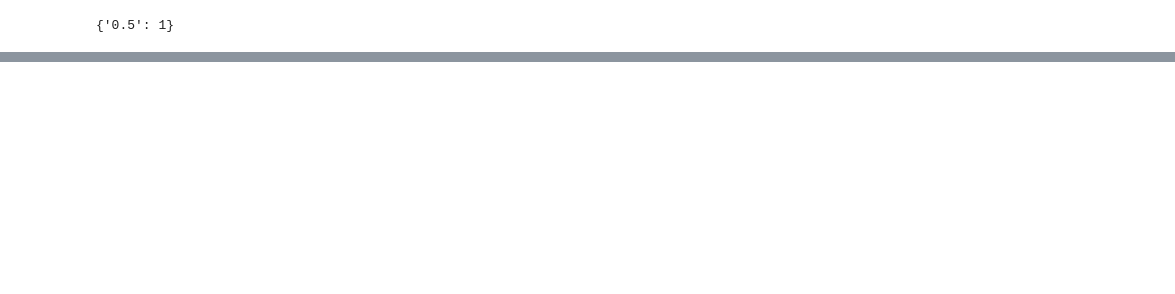
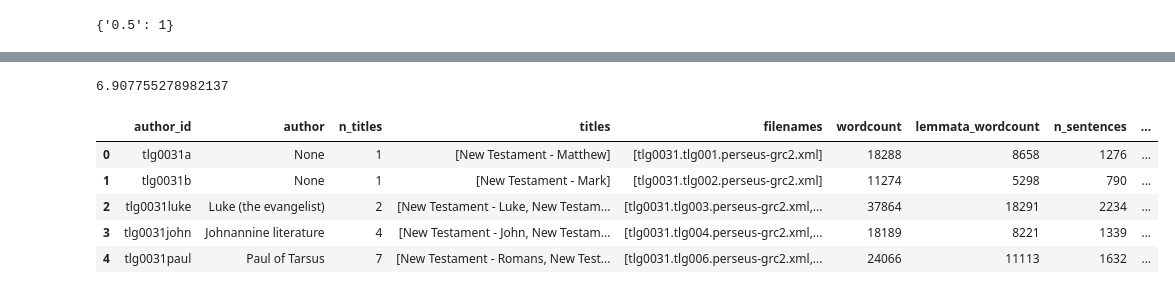
Before and after one commit to kasev/ECCE, a Jupyter notebook: scripts/NETWORKS_analysis.ipynb, the cells around one changed output, grey strips where cells are left out. Saved outputs shown, nothing was run; the diff lists cells and outputs as text; code cells hidden in the pictures; blank space fills up the shorter version.

```diff
--- a/scripts/NETWORKS_analysis.ipynb
+++ b/scripts/NETWORKS_analysis.ipynb
@@ -194,0 +259,43 @@ authors_df.head(5)
+# %%
+authors_df["dik_G_lems_nodes"] = authors_df["dikaiosyne_G_lems"].apply(lambda cell: list(cell.nodes()))
+# %%
+def sentences_with_term(sentences, term, flatlist=False):
+    sentences_with_term = [sen for sen in sentences if term in sen]
+    if flatlist == True:
+        flatlist = [word for sen in sentences_with_term for word in sen]
+        return flatlist
+    else:
+        return sentences_with_term
+authors_df["dik_sents_flat"] = authors_df["lemmatized_sentences"].apply(lambda cell: sentences_with_term(cell, "δικαιοσύνη", flatlist=True))
+# %%
+def get_tf(lemmata):
+    fd_list = list(nltk.FreqDist(lemmata).most_common())
+    tf_list = [(tup[0], np.round(tup[1] / len(lemmata), 5)) for tup in fd_list]
+    return tf_list
+
+authors_df["dik_sents_TF"] = authors_df["dik_sents_flat"].apply(get_tf)
+# %%
+math.log(1000)
+# %% [output]
+6.907755278982137
+# %%
+def term_idf(term, all_sentences):
+    idf_raw =  len(all_sentences) / len([sent for sent in all_sentences if term in sent])
+    idf_log = math.log(idf_raw)
+    return idf_log
+
+def get_tfidf(key_term_lemmata, all_sentences):
+    fd_list = list(nltk.FreqDist(key_term_lemmata).most_common())
+    tfidf_list = [(tup[0], np.round((tup[1] / len(key_term_lemmata) * term_idf(tup[0], all_sentences)), 5)) for tup in fd_list]
+    return tfidf_list
+
+authors_df["dik_sents_TFIDF"] = authors_df.apply(lambda x: get_tfidf(x["dik_sents_flat"], x["lemmatized_sentences"]), axis=1)
+# %%
+authors_df.head(5)
+# %% [output]
+|  | author_id | author | n_titles | titles | filenames | wordcount | lemmata_wordcount | n_sentences | ... |
+| 0 | tlg0031a | None | 1 | [New Testament - Matthew] | [tlg0031.tlg001.perseus-grc2.xml] | 18288 | 8658 | 1276 | ... |
+| 1 | tlg0031b | None | 1 | [New Testament - Mark] | [tlg0031.tlg002.perseus-grc2.xml] | 11274 | 5298 | 790 | ... |
+| 2 | tlg0031luke | Luke (the evangelist) | 2 | [New Testament - Luke, New Testam... | [tlg0031.tlg003.perseus-grc2.xml,... | 37864 | 18291 | 2234 | ... |
+| 3 | tlg0031john | Johnannine literature | 4 | [New Testament - John, New Testam... | [tlg0031.tlg004.perseus-grc2.xml,... | 18189 | 8221 | 1339 | ... |
+| 4 | tlg0031paul | Paul of Tarsus | 7 | [New Testament - Romans, New Test... | [tlg0031.tlg006.perseus-grc2.xml,... | 24066 | 11113 | 1632 | ... |
```
Also changed, not shown: parts of 15 cells of this notebook, 2 other files.
